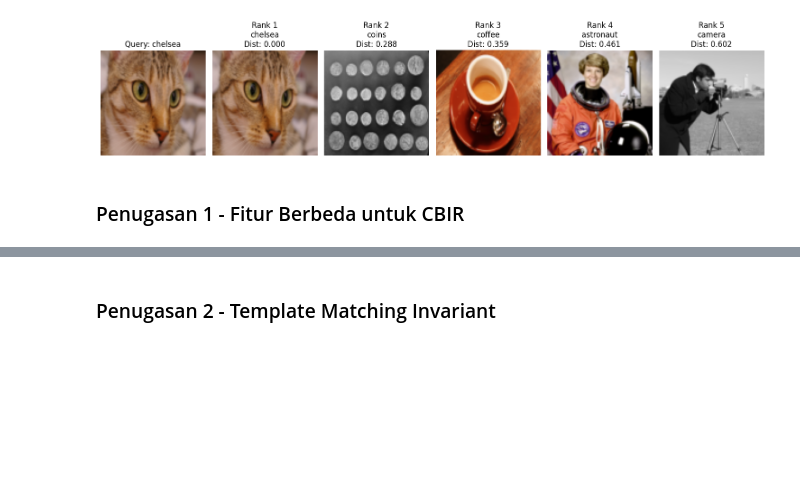
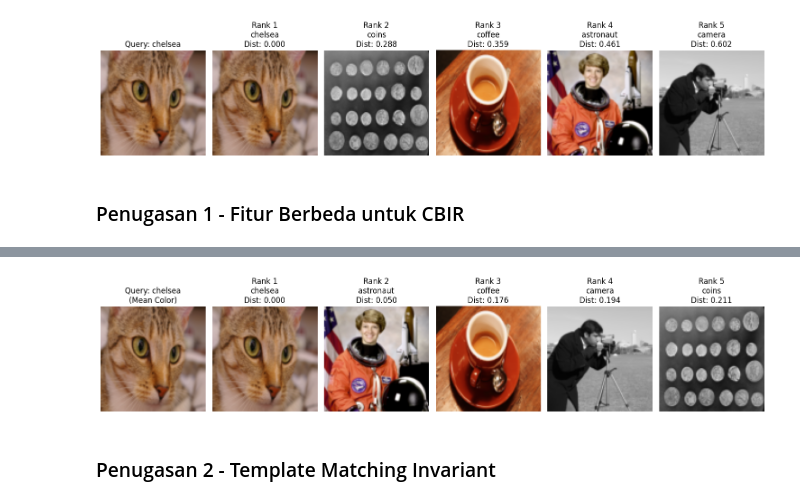
Before and after one commit to arzss-code/pengolahan-citra, a Jupyter notebook: jobsheet_5.ipynb, the cells around one changed output, grey strips where cells are left out. Cells and saved outputs as stored; diff of their text form; code cells hidden in the pictures; blank space fills up the shorter version.

```diff
--- a/jobsheet_5.ipynb
+++ b/jobsheet_5.ipynb
@@ -374,3 +374,92 @@ Rank 5: camera (Distance: 0.602)
 [figure]
 # %% [markdown]
 ### Penugasan 1 -	Fitur Berbeda untuk CBIR
+# %%
+import numpy as np
+import matplotlib.pyplot as plt
+from skimage import data, io, color, transform, img_as_float, img_as_ubyte
+from scipy.spatial import distance # Import distance untuk Euclidean
+
+# Hitung rata-rata warna (Mean R, G, B)
+def calculate_mean_color(image):
+    # Citra sudah dipastikan RGB dan diresize ke [0,1]
+    mean_r = np.mean(image[:, :, 0])
+    mean_g = np.mean(image[:, :, 1])
+    mean_b = np.mean(image[:, :, 2])
+    return np.array([mean_r, mean_g, mean_b]) # Kembalikan sebagai vektor 3 dimensi
+
+# 1. Siapkan 'database' citra kecil dan citra query
+image_db_names = ["astronaut", "camera", "coffee", "coins", "chelsea"]
+database_images = []
+# Ganti nama variabel untuk fitur baru
+database_mean_colors = []
+
+print("Memproses database citra menggunakan rata-rata warna...")
+for name in image_db_names:
+    try:
+        img = getattr(data, name)()
+        # Pastikan semua citra berwarna (RGB) dan ukuran sama
+        if img.ndim == 2:
+            img = color.gray2rgb(img)
+        # Resize agar ukuran konsisten, penting untuk mean jika ukuran asli sangat beda
+        img_resized = transform.resize(img, (100, 100), anti_aliasing=True)
+        database_images.append(img_resized)
+
+        # Gunakan fungsi fitur baru
+        mean_color = calculate_mean_color(img_resized)
+        database_mean_colors.append(mean_color)
+
+        print(f"- {name} diproses. Mean Color: {mean_color}")
+
+    except Exception as e:
+        print(f"Error memproses {name}: {e}")
+
+# Pilih satu citra sebagai query
+query_image_name = "chelsea"
+query_index = image_db_names.index(query_image_name)
+query_image = database_images[query_index]
+# Hitung fitur rata-rata warna untuk query
+query_mean_color = calculate_mean_color(query_image)
+print(f"\nCitra Query: {query_image_name}, Mean Color: {query_mean_color}")
+
+# 2. Hitung jarak/kemiripan antara query dan semua citra di database
+# Gunakan Jarak Euclidean (L_2)
+distances_euclidean = []
+for i, mean_color in enumerate(database_mean_colors):
+    # Jarak Euclidean
+    dist = distance.euclidean(query_mean_color, mean_color)
+    distances_euclidean.append(dist)
+
+# 3. Urutkan citra berdasarkan jarak (dari terkecil ke terbesar)
+# Dapatkan indeks urutan jarak
+sorted_indices_euclidean = np.argsort(distances_euclidean)
+
+# 4. Tampilkan hasil: Query dan citra terurut berdasarkan kemiripan
+num_results_to_show = len(database_images)
+# Tambah 1 untuk citra query
+fig, axes = plt.subplots(1, num_results_to_show + 1, figsize=(15, 3))
+
+# Tampilkan query
+axes[0].imshow(query_image)
+axes[0].set_title(f"Query: {query_image_name}\n(Mean Color)")
+axes[0].axis('off')
+
+# Tampilkan hasil terurut berdasarkan Jarak Euclidean
+print("\nHasil Retrieval (Menggunakan Rata-rata Warna & Jarak Euclidean):")
+print("(Semakin ke kanan, semakin tidak mirip)")
+for i, idx in enumerate(sorted_indices_euclidean):
+    # Indeks pertama pasti query itu sendiri dengan jarak 0
+    img_rank = i + 1 # Rank dimulai dari 1
+    ax = axes[img_rank] # Mulai dari plot ke-2
+    ax.imshow(database_images[idx])
+    ax.set_title(f"Rank {img_rank}\n{image_db_names[idx]}\nDist: {distances_euclidean[idx]:.3f}")
+    ax.axis('off')
+    print(f"Rank {img_rank}: {image_db_names[idx]} (Distance: {distances_euclidean[idx]:.3f})")
+
+# Matikan axes yang tidak terpakai jika num_results < len(db)
+for j in range(num_results_to_show + 1, len(axes)):
+    axes[j].axis('off')
+
+plt.tight_layout()
+plt.show()
+# %% [output]
@@ -377,2 +482,3 @@ Rank 5: camera (Distance: 0.602)
+[figure, added]
 # %% [markdown]
 ### Penugasan 2 - Template Matching Invariant
```
Also changed, not shown: parts of 3 cells of this notebook.
